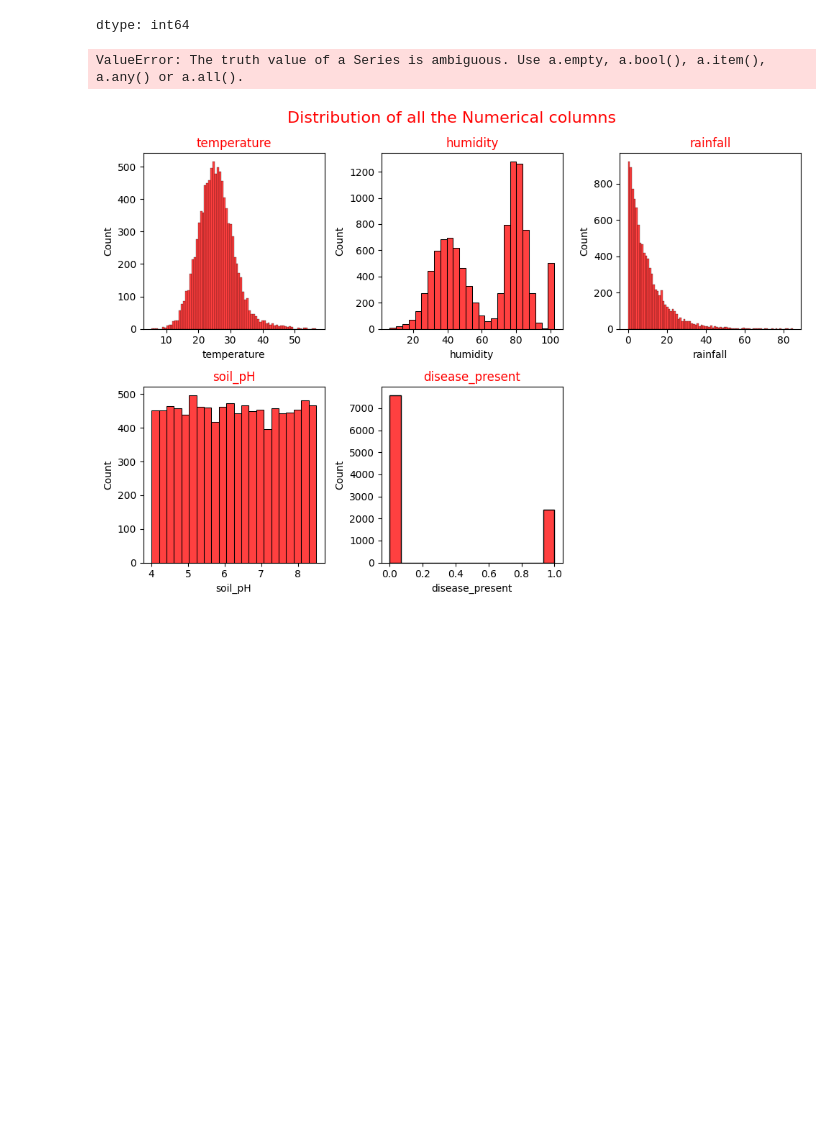
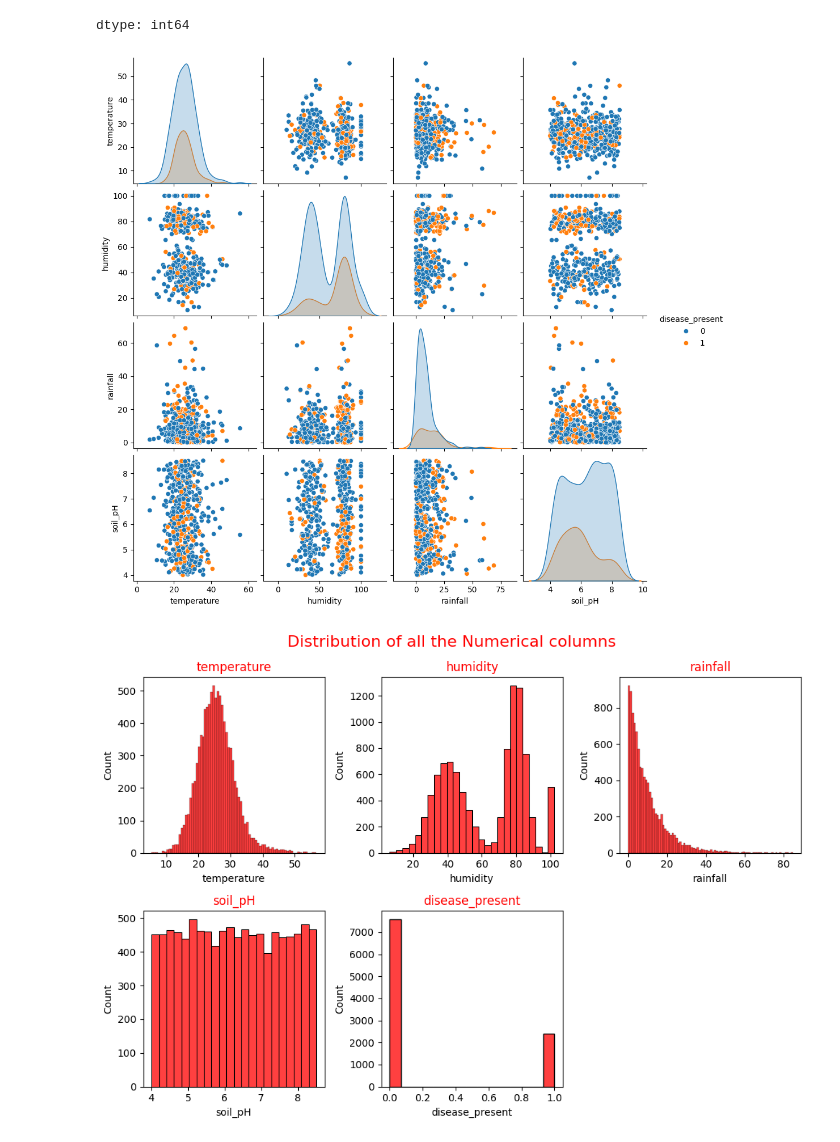
Before and after one commit to rizz045/Identifying_Presense_Of_Disease_In_Plants, a Jupyter notebook: Identifying_Presense_Of_Disease_In_Plants.ipynb, the cells around one changed output. Saved outputs shown, nothing was run; the diff lists cells and outputs as text; code cells hidden in the pictures; blank space fills up the shorter version.

```diff
--- a/Identifying_Presense_Of_Disease_In_Plants.ipynb
+++ b/Identifying_Presense_Of_Disease_In_Plants.ipynb
@@ -85,10 +85,10 @@ data['disease_present'].map({1:"Yes", 0:"No"}).value_counts()
 dtype: int64
 # %%
 # Pirplot
-sns.pairplot(data.sample(500), hue=data['disease_present'].map({1:"Yes", 0:"No"}))#, palette=data["disease_present"])
+sns.pairplot(data.sample(500), hue='disease_present')
 plt.show()
 # %% [output]
-ValueError: The truth value of a Series is ambiguous. Use a.empty, a.bool(), a.item(), a.any() or a.all().
+[figure, added]
 # %%
 # Let's check the distribution of all the numerical columns
 plt.figure(figsize=(10, 7))
```
Also changed, not shown: parts of 1 cell of this notebook.
